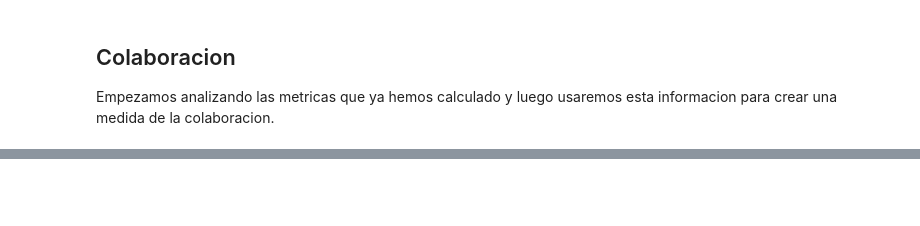
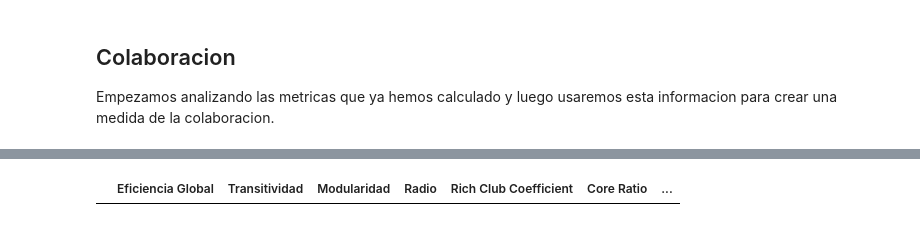
Before and after one commit to OlgaMMC/iGED_new_repo, a Jupyter notebook: random_network_analysis.ipynb, the cells around one changed output, grey strips where cells are left out. Saved outputs shown, nothing was run; the diff lists cells and outputs as text; code cells hidden in the pictures; blank space fills up the shorter version.

```diff
--- a/random_network_analysis.ipynb
+++ b/random_network_analysis.ipynb
@@ -261,0 +288,4 @@ Name: Core Ratio, dtype: float64
+# %%
+df.loc[max_colab]
+# %% [output]
+|  | Eficiencia Global | Transitividad | Modularidad | Radio | Rich Club Coefficient | Core Ratio | ... |
```
Also changed, not shown: parts of 8 cells of this notebook, 50 other files.
